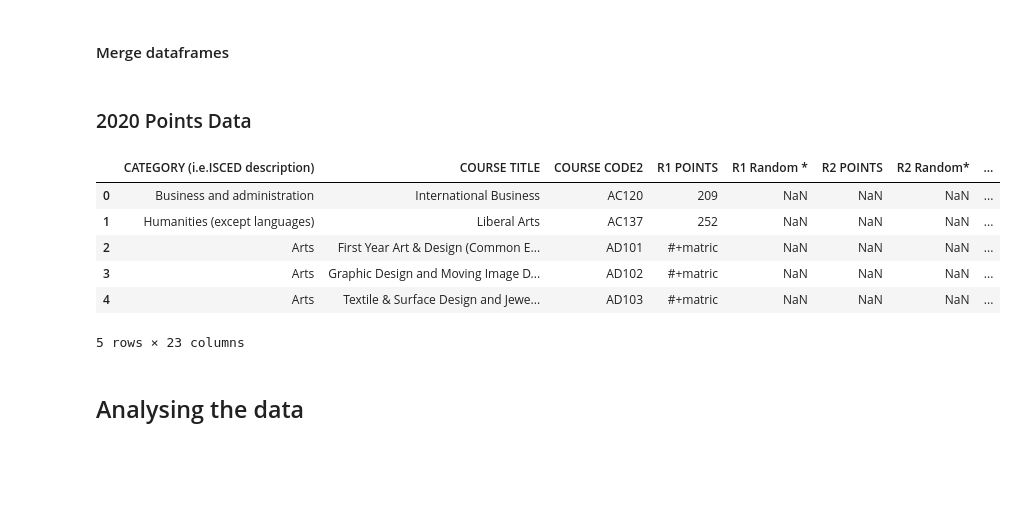
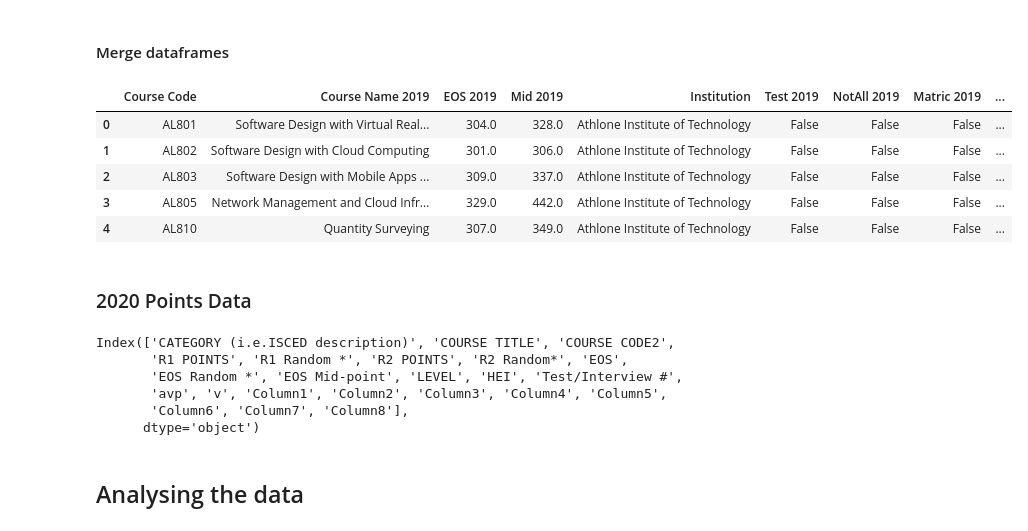
Before and after one commit to fod/fundamentals-data-analysis, a Jupyter notebook: cao.ipynb, the cells around one changed output. Saved outputs shown, nothing was run; the diff lists cells and outputs as text; code cells hidden in the pictures; blank space fills up the shorter version.

```diff
--- a/cao.ipynb
+++ b/cao.ipynb
@@ -282,3 +279,25 @@ df = pd.concat([df8, df67], ignore_index=True)
+# %%
+# conatenate level with levels 6 & 7
+df = pd.concat([df8, df67], ignore_index=True)
+
+# Rename column names to include year
+df = df.rename({'Course Name': 'Course Name 2019',
+                'EOS': 'EOS 2019',
+                'Mid':'Mid 2019',
+                'Test':'Test 2019',
+                'Not All': 'NotAll 2019',
+                'Matric': 'Matric 2019',
+                'AQA': 'AQA 2019',
+                'Level 8': 'Level8 2019'}, axis=1)
+# %%
+df.head()
+# %% [output]
+|  | Course Code | Course Name 2019 | EOS 2019 | Mid 2019 | Institution | Test 2019 | NotAll 2019 | Matric 2019 | ... |
+| 0 | AL801 | Software Design with Virtual Real... | 304.0 | 328.0 | Athlone Institute of Technology | False | False | False | ... |
+| 1 | AL802 | Software Design with Cloud Computing | 301.0 | 306.0 | Athlone Institute of Technology | False | False | False | ... |
+| 2 | AL803 | Software Design with Mobile Apps ... | 309.0 | 337.0 | Athlone Institute of Technology | False | False | False | ... |
+| 3 | AL805 | Network Management and Cloud Infr... | 329.0 | 442.0 | Athlone Institute of Technology | False | False | False | ... |
+| 4 | AL810 | Quantity Surveying | 307.0 | 349.0 | Athlone Institute of Technology | False | False | False | ... |
 # %%
 # export dataframe to csv
 df.to_csv('cao_points_2019.csv')
@@ -286,15 +305,14 @@ df.to_csv('cao_points_2019.csv')
 ### 2020 Points Data
 # %%
 df2020 = pd.read_excel('CAOPointsCharts2020.xlsx', header=10)
-df2020.head()
+df2020.columns
 # %% [output]
-|  | CATEGORY (i.e.ISCED description) | COURSE TITLE | COURSE CODE2 | R1 POINTS | R1 Random * | R2 POINTS | R2 Random* | ... |
-| 0 | Business and administration | International Business | AC120 | 209 | NaN | NaN | NaN | ... |
-| 1 | Humanities (except languages) | Liberal Arts | AC137 | 252 | NaN | NaN | NaN | ... |
-| 2 | Arts | First Year Art & Design (Common E... | AD101 | #+matric | NaN | NaN | NaN | ... |
-| 3 | Arts | Graphic Design and Moving Image D... | AD102 | #+matric | NaN | NaN | NaN | ... |
-| 4 | Arts | Textile & Surface Design and Jewe... | AD103 | #+matric | NaN | NaN | NaN | ... |
-5 rows × 23 columns
+Index(['CATEGORY (i.e.ISCED description)', 'COURSE TITLE', 'COURSE CODE2',
+       'R1 POINTS', 'R1 Random *', 'R2 POINTS', 'R2 Random*', 'EOS',
+       'EOS Random *', 'EOS Mid-point', 'LEVEL', 'HEI', 'Test/Interview #',
+       'avp', 'v', 'Column1', 'Column2', 'Column3', 'Column4', 'Column5',
+       'Column6', 'Column7', 'Column8'],
+      dtype='object')
 # %% [markdown]
 ## Analysing the data
 # %%
```
Also changed, not shown: parts of 1 cell of this notebook, 1 other file.
